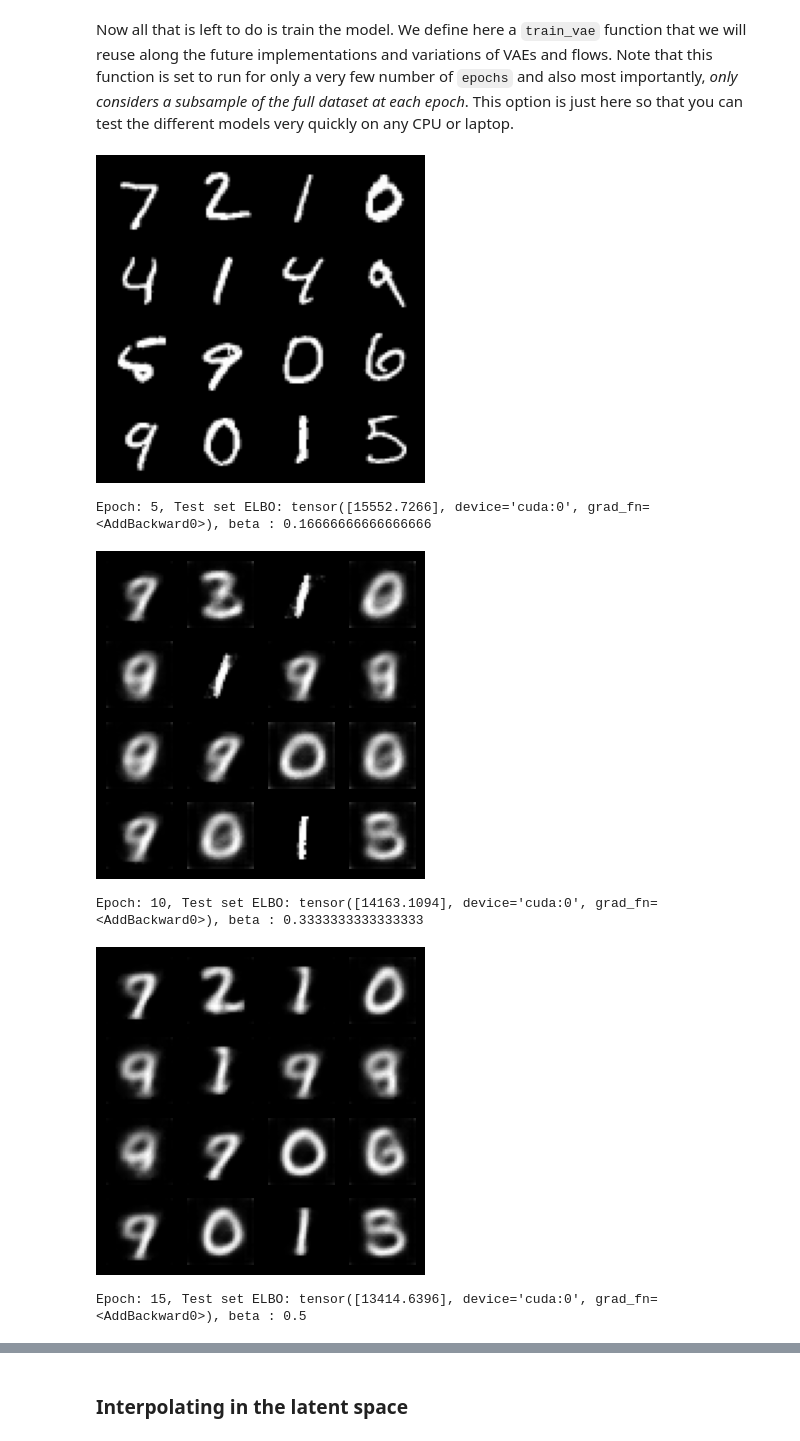
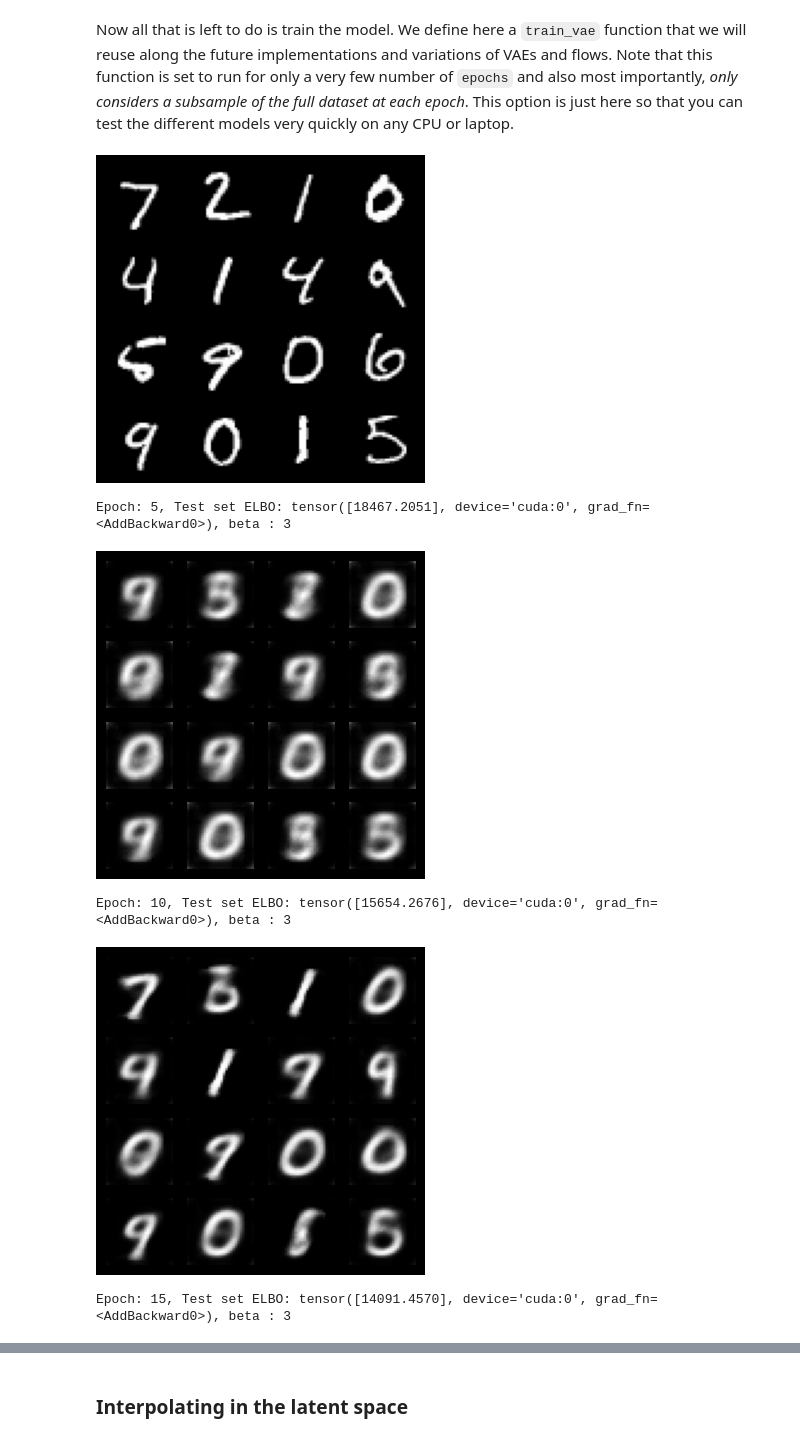
Before and after one commit to gbittencourt/ATIAM2022-timbre-transfer, a Jupyter notebook: Notebooks/VAE_PELADEAU_Come.ipynb, the cells around one changed output, grey strips where cells are left out. Saved outputs shown, nothing was run; the diff lists cells and outputs as text; code cells hidden in the pictures.

```diff
--- a/Notebooks/VAE_PELADEAU_Come.ipynb
+++ b/Notebooks/VAE_PELADEAU_Come.ipynb
@@ -150,7 +154,7 @@ def train_step(model, x, optimizer):
 
 For this tutorial, we are going to take a quick shot at a real-life problem by trying to train our VAEs on the `FashionMNIST` dataset. This dataset can be natively used in PyTorch by relying on the `torchvision.datasets` classes as follows
 # %%
-dataset_dir = './data'
+dataset_dir = './../data'
 # Going to use 80%/20% split for train/valid
 valid_ratio = 0.2
 # Load the dataset for the training/validation sets
@@ -273,12 +216,0 @@ Now we can evaluate our VAE model more formally as follows.
-# %%
-x = np.linspace(-3, 3, 9)
-y = np.linspace(-3, 3, 9)
-fig = plt.figure(figsize=(10, 8))
-for i in range(9):
-    for j in range(9):
-        plt.subplot(9, 9, (i * 9) + j + 1)
-        final_tensor = torch.zeros(2)
-        final_tensor[0] = x[i]
-        final_tensor[1] = y[j]
-        plt.imshow(model.decode(final_tensor.to(device)).cpu().detach().reshape(28, 28), cmap='gray')
-        plt.axis('off')
@@ -307,7 +237,7 @@ def train_step_beta(model, x, optimizer, beta):
 num_classes = 1
 # Number of hidden and latent
 n_hidden = 512
-n_latent = 2
+n_latent = 5
 # Compute input dimensionality
 nin = imgs_test.shape[2] * imgs_test.shape[3]
 # Construct encoder and decoder
@@ -321,60 +251,63 @@ optimizer = torch.optim.Adam(model.parameters(), lr=1e-4)
 ### Training using BCELoss and warm up procedure
 # %% [markdown]
 Now all that is left to do is train the model. We define here a `train_vae` function that we will reuse along the future implementations and variations of VAEs and flows. Note that this function is set to run for only a very few number of `epochs` and also most importantly, *only considers a subsample of the full dataset at each epoch*. This option is just here so that you can test the different models very quickly on any CPU or laptop.
+# %%
+# Load trained NN when it exists, or train a new NN
+if os.path.isfile('VAE_mnist_peladeau.pt'):
+    model.load_state_dict(torch.load('./VAE_mnist_peladeau.pt'))
 # %%
 def generate_and_save_images(model, epoch, test_sample):
     predictions, _ = model(test_sample.to(device))
     fig = plt.figure(figsize=(4, 4))
     for i in range(predictions.shape[0]):
         plt.subplot(4, 4, i + 1)
         plt.imshow(predictions[i, 0, :, :].cpu().detach(), cmap='gray')
         plt.axis('off')
     # Tight_layout minimizes the overlap between 2 sub-plots
     #plt.savefig('image_at_epoch_{:04d}.png'.format(epoch))
     plt.show()
 
 #writer = SummaryWriter()
 
 #Warm up
 N_warm_up = 30
-beta_end = 1
+beta_end = 3
 
 
 epochs=50
 test_sample = imgs_test[0:16, :, :, :].to(device)
 
 fig = plt.figure(figsize=(4, 4))
 for i in range(test_sample.shape[0]):
     plt.subplot(4, 4, i + 1)
     plt.imshow(imgs_test[i, 0, :, :].cpu().detach(), cmap='gray')
     plt.axis('off')
 # Tight_layout minimizes the overlap between 2 sub-plots
 #plt.savefig('image_at_epoch_{:04d}.png'.format(epoch))
 plt.show()
-
-for epoch in range(1, epochs + 1):
-    full_loss = torch.Tensor([0]).to(device)
-
-    if epoch<N_warm_up:
-        beta = beta_end*epoch/N_warm_up
-    else:
-        beta = beta_end
-    # Forward pass: compute predicted y by passing x to the model.
-    for i, (x, _) in enumerate(train_loader):
-        full_loss += train_step_beta(model, x, optimizer, beta)
-    #for i, (x, _) in enumerate(valid_loader):
-    #    train_step(model, x, optimizer)
-    if epoch%5==0:
-        print('Epoch: {}, Test set ELBO: {}, beta : {}'.format(epoch, full_loss, beta))
-        #grid = torchvision.utils.make_grid(test_sample)
-        #writer.add_image('images', grid, 0)
-        #writer.add_image(test_sample, test_sample)
-        #writer.close()
-        generate_and_save_images(model, epoch, test_sample)
+if train:
+    for epoch in range(1, epochs + 1):
+        full_loss = torch.Tensor([0]).to(device)
+        if trainBeta and epoch<N_warm_up:
+            beta = beta_end*epoch/N_warm_up
+        else:
+            beta = beta_end
+        # Forward pass: compute predicted y by passing x to the model.
+        for i, (x, _) in enumerate(train_loader):
+            full_loss += train_step_beta(model, x, optimizer, beta)
+        #for i, (x, _) in enumerate(valid_loader):
+        #    train_step(model, x, optimizer)
+        if epoch%5==0:
+            print('Epoch: {}, Test set ELBO: {}, beta : {}'.format(epoch, full_loss, beta))
+            #grid = torchvision.utils.make_grid(test_sample)
+            #writer.add_image('images', grid, 0)
+            #writer.add_image(test_sample, test_sample)
+            #writer.close()
+            generate_and_save_images(model, epoch, test_sample)
 # %% [output]
 [figure]
-Epoch: 5, Test set ELBO: tensor([15552.7266], device='cuda:0', grad_fn=<AddBackward0>), beta : 0.16666666666666666
+Epoch: 5, Test set ELBO: tensor([18467.2051], device='cuda:0', grad_fn=<AddBackward0>), beta : 3
-[figure, old version]
+[figure, new version]
-Epoch: 10, Test set ELBO: tensor([14163.1094], device='cuda:0', grad_fn=<AddBackward0>), beta : 0.3333333333333333
+Epoch: 10, Test set ELBO: tensor([15654.2676], device='cuda:0', grad_fn=<AddBackward0>), beta : 3
-[figure, old version]
+[figure, new version]
-Epoch: 15, Test set ELBO: tensor([13414.6396], device='cuda:0', grad_fn=<AddBackward0>), beta : 0.5
+Epoch: 15, Test set ELBO: tensor([14091.4570], device='cuda:0', grad_fn=<AddBackward0>), beta : 3
```
Also changed, not shown: parts of 21 cells of this notebook, 4 other files.
